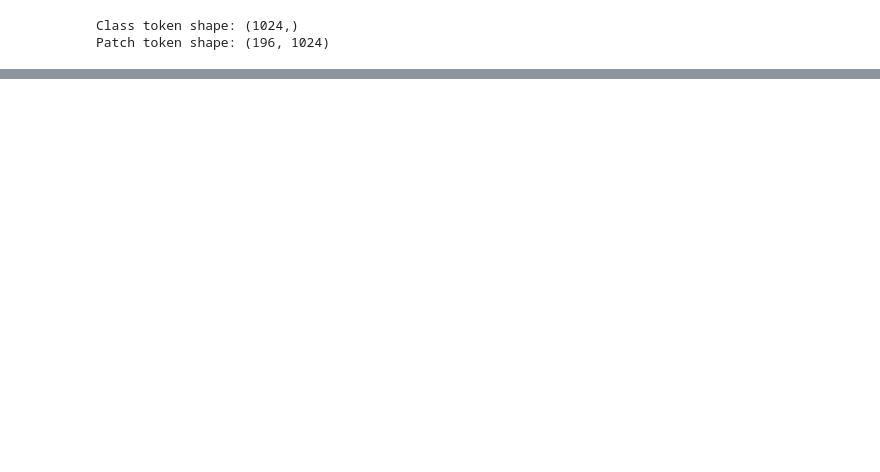
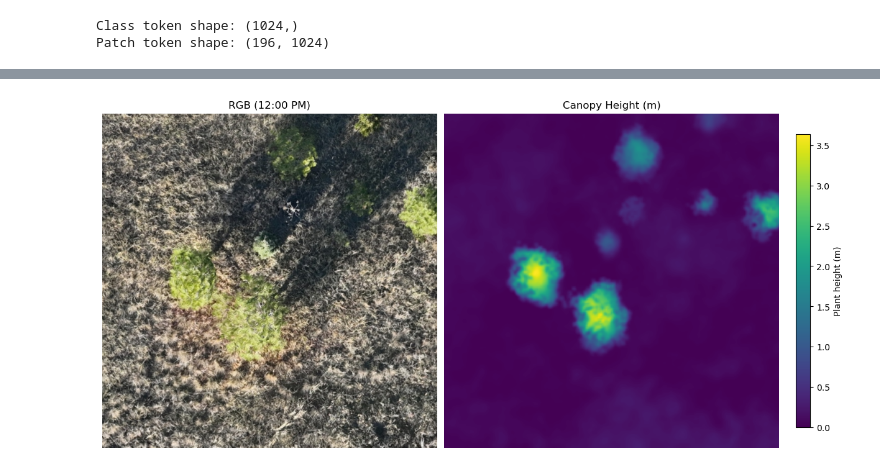
Before and after one commit to mosscoder/drone-lsr, a Jupyter notebook: data/huggingface/demo_features.ipynb, the cells around one changed output, grey strips where cells are left out. Saved outputs shown, nothing was run; the diff lists cells and outputs as text; code cells hidden in the pictures; blank space fills up the shorter version.

```diff
--- a/data/huggingface/demo_features.ipynb
+++ b/data/huggingface/demo_features.ipynb
@@ -62,0 +64,31 @@ plt.show()
+# %%
+rgb_t1 = np.array(first_obs['image_t2'])
+chm = np.array(first_obs['canopy_height'], dtype=np.float32) / 100
+
+height, width = rgb_t1.shape[:2]
+extent = [0, width, height, 0]
+
+# Create figure with constrained layout to handle colorbar properly
+fig, axes = plt.subplots(1, 2, figsize=(12, 6), constrained_layout=True)
+
+# RGB plot
+axes[0].imshow(rgb_t1, extent=extent)
+axes[0].set_title('RGB (12:00 PM)')
+axes[0].set_aspect('equal')
+axes[0].axis('off')
+
+# CHM plot
+cmap = plt.cm.viridis.copy()
+cmap.set_bad('white', alpha=0.0)
+im_chm = axes[1].imshow(chm, cmap=cmap, extent=extent, interpolation='nearest')
+axes[1].set_title('Canopy Height (m)')
+axes[1].set_aspect('equal')
+axes[1].axis('off')
+
+# Add colorbar without affecting subplot sizes
+cbar = fig.colorbar(im_chm, ax=axes[1], shrink=0.8)
+cbar.set_label('Plant height (m)')
+
+plt.show()
+# %% [output]
+[figure, added]
```
Also changed, not shown: parts of 4 cells of this notebook, 10 other files.
